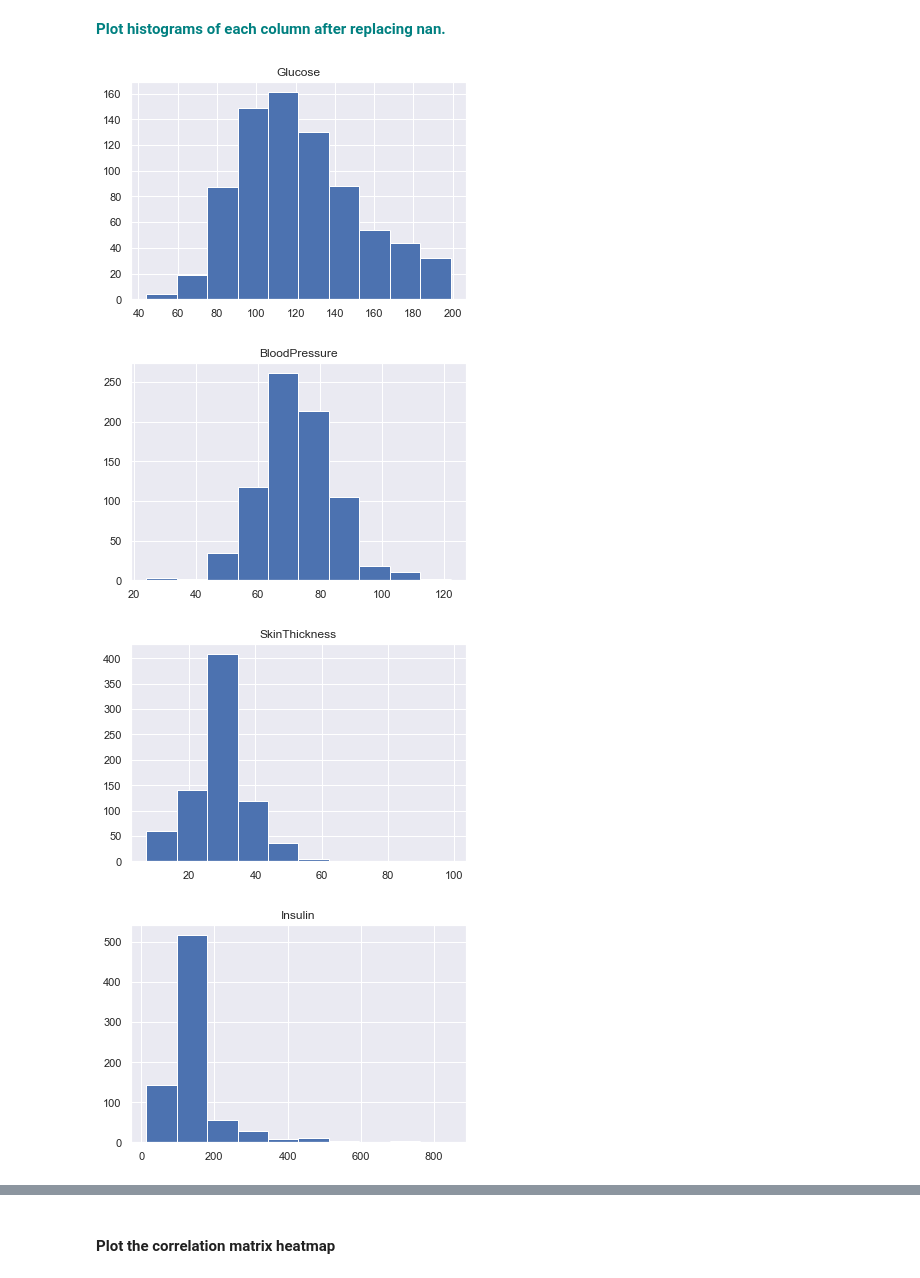
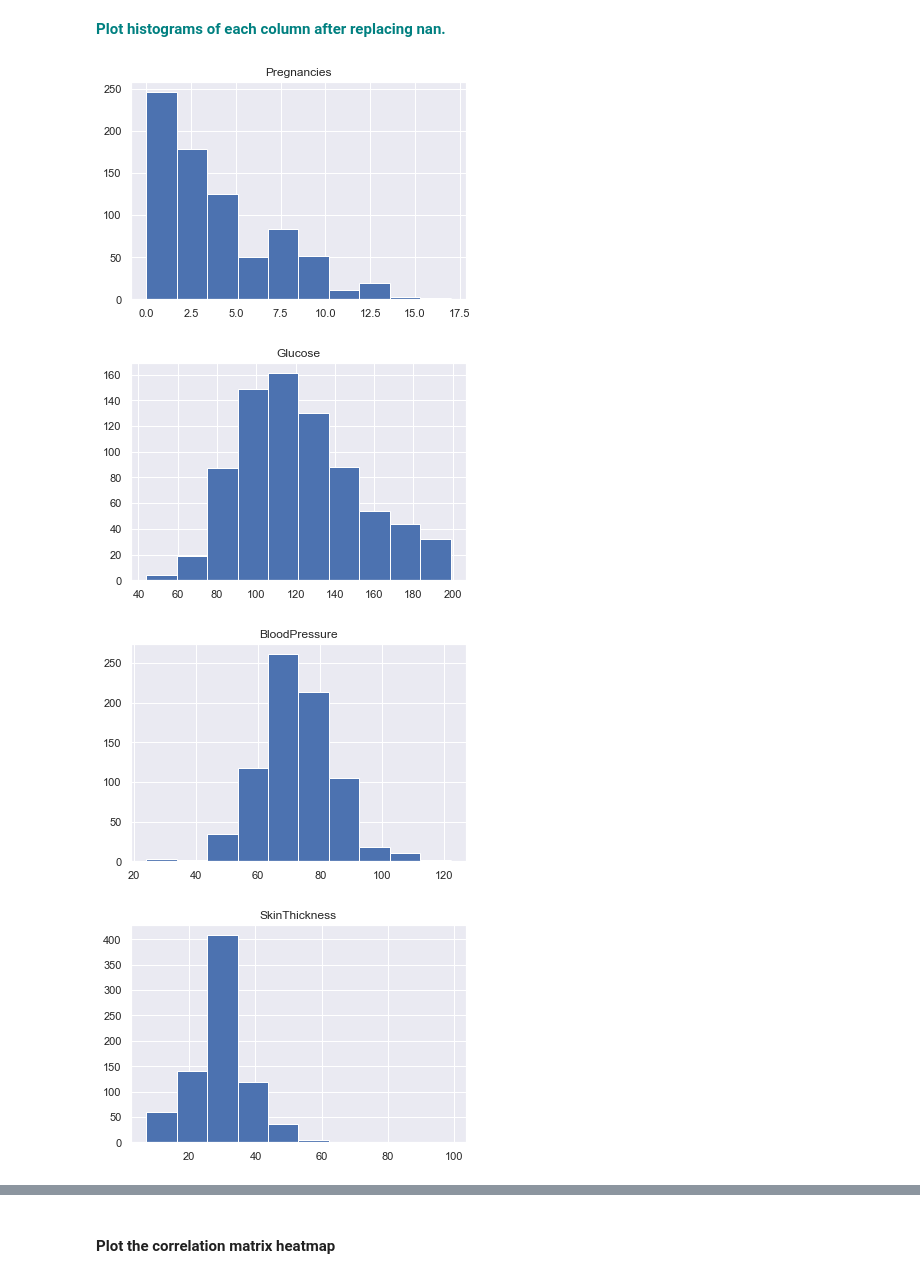
Before and after one commit to RedMousy/dsc_v5, a Jupyter notebook: Unit 18 - Machine Learning Applications/18.2 Model Optimization/18.2.4 - Grid Search in KNN/GridSearchKNN_Case_Study.ipynb, the cells around one changed output, grey strips where cells are left out. Saved outputs shown, nothing was run; the diff lists cells and outputs as text; code cells hidden in the pictures.

```diff
--- a/Unit 18 - Machine Learning Applications/18.2 Model Optimization/18.2.4 - Grid Search in KNN/GridSearchKNN_Case_Study.ipynb
+++ b/Unit 18 - Machine Learning Applications/18.2 Model Optimization/18.2.4 - Grid Search in KNN/GridSearchKNN_Case_Study.ipynb
@@ -76,7 +76,7 @@ diabetes_data[['Glucose','BloodPressure','SkinThickness','Insulin','BMI']] = dia
 # %% [markdown]
 **<font color='teal'> Plot histograms of each column. </font>**
 # %%
-for i in ['Glucose','BloodPressure','SkinThickness','Insulin','BMI']:
+for i in diabetes_data.columns:
     _ = diabetes_data.hist(i)
     plt.show()
 # %% [output]
@@ -96,11 +100,11 @@ diabetes_data['BMI'].fillna(diabetes_data['BMI'].median(), inplace = True)
 # %% [markdown]
 **<font color='teal'> Plot histograms of each column after replacing nan. </font>**
 # %%
-for i in ['Glucose','BloodPressure','SkinThickness','Insulin','BMI']:
+for i in diabetes_data.columns:
     _ = diabetes_data.hist(i)
     plt.show()
 # %% [output]
-[figure, old version]
+[figure, new version]
-[figure, old version]
+[figure, new version]
-[figure, old version]
+[figure, new version]
-[figure, old version]
+[figure, new version]
```
Also changed, not shown: parts of 17 cells of this notebook.
